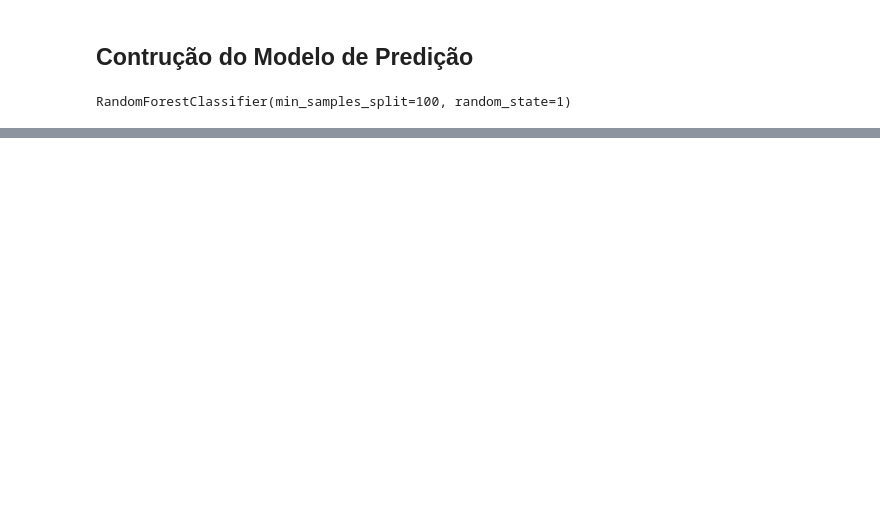
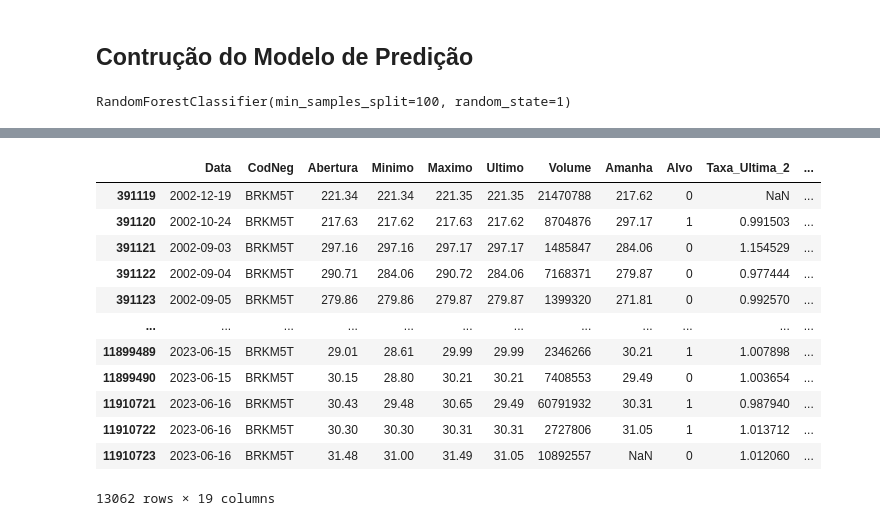
Before and after one commit to marciopmm/DataScienceProjects, a Jupyter notebook: Estudo-AtivosB3/Estudo.ipynb, the cells around one changed output, grey strips where cells are left out. Drawn from its saved outputs; the diff is of its cells as text; code cells hidden in the pictures; blank space fills up the shorter version.

```diff
--- a/Estudo-AtivosB3/Estudo.ipynb
+++ b/Estudo-AtivosB3/Estudo.ipynb
@@ -282,0 +355,31 @@ combined.plot()
+# %%
+horizons = [2, 5, 60, 250, 1000]
+new_predictors  = []
+
+for horizon in horizons:
+    rolling_averages = dfBraskem.rolling(horizon).mean()
+
+    ratio_column = f"Taxa_Ultimo_{horizon}"
+
+    dfBraskem[ratio_column] = dfBraskem['Ultimo'] / rolling_averages['Ultimo']
+
+    trend_column = f'Trend_{horizon}'
+    dfBraskem[trend_column] = dfBraskem.shift(1).rolling(horizon).sum()['Alvo']
+
+    new_predictors += [ratio_column, trend_column]
+# %%
+dfBraskem
+# %% [output]
+|  | Data | CodNeg | Abertura | Minimo | Maximo | Ultimo | Volume | Amanha | Alvo | Taxa_Ultima_2 | ... |
+| 391119 | 2002-12-19 | BRKM5T | 221.34 | 221.34 | 221.35 | 221.35 | 21470788 | 217.62 | 0 | NaN | ... |
+| 391120 | 2002-10-24 | BRKM5T | 217.63 | 217.62 | 217.63 | 217.62 | 8704876 | 297.17 | 1 | 0.991503 | ... |
+| 391121 | 2002-09-03 | BRKM5T | 297.16 | 297.16 | 297.17 | 297.17 | 1485847 | 284.06 | 0 | 1.154529 | ... |
+| 391122 | 2002-09-04 | BRKM5T | 290.71 | 284.06 | 290.72 | 284.06 | 7168371 | 279.87 | 0 | 0.977444 | ... |
+| 391123 | 2002-09-05 | BRKM5T | 279.86 | 279.86 | 279.87 | 279.87 | 1399320 | 271.81 | 0 | 0.992570 | ... |
+| ... | ... | ... | ... | ... | ... | ... | ... | ... | ... | ... | ... |
+| 11899489 | 2023-06-15 | BRKM5T | 29.01 | 28.61 | 29.99 | 29.99 | 2346266 | 30.21 | 1 | 1.007898 | ... |
+| 11899490 | 2023-06-15 | BRKM5T | 30.15 | 28.80 | 30.21 | 30.21 | 7408553 | 29.49 | 0 | 1.003654 | ... |
+| 11910721 | 2023-06-16 | BRKM5T | 30.43 | 29.48 | 30.65 | 29.49 | 60791932 | 30.31 | 1 | 0.987940 | ... |
+| 11910722 | 2023-06-16 | BRKM5T | 30.30 | 30.30 | 30.31 | 30.31 | 2727806 | 31.05 | 1 | 1.013712 | ... |
+| 11910723 | 2023-06-16 | BRKM5T | 31.48 | 31.00 | 31.49 | 31.05 | 10892557 | NaN | 0 | 1.012060 | ... |
+13062 rows × 19 columns
```
Also changed, not shown: parts of 36 cells of this notebook, 2 other files.
